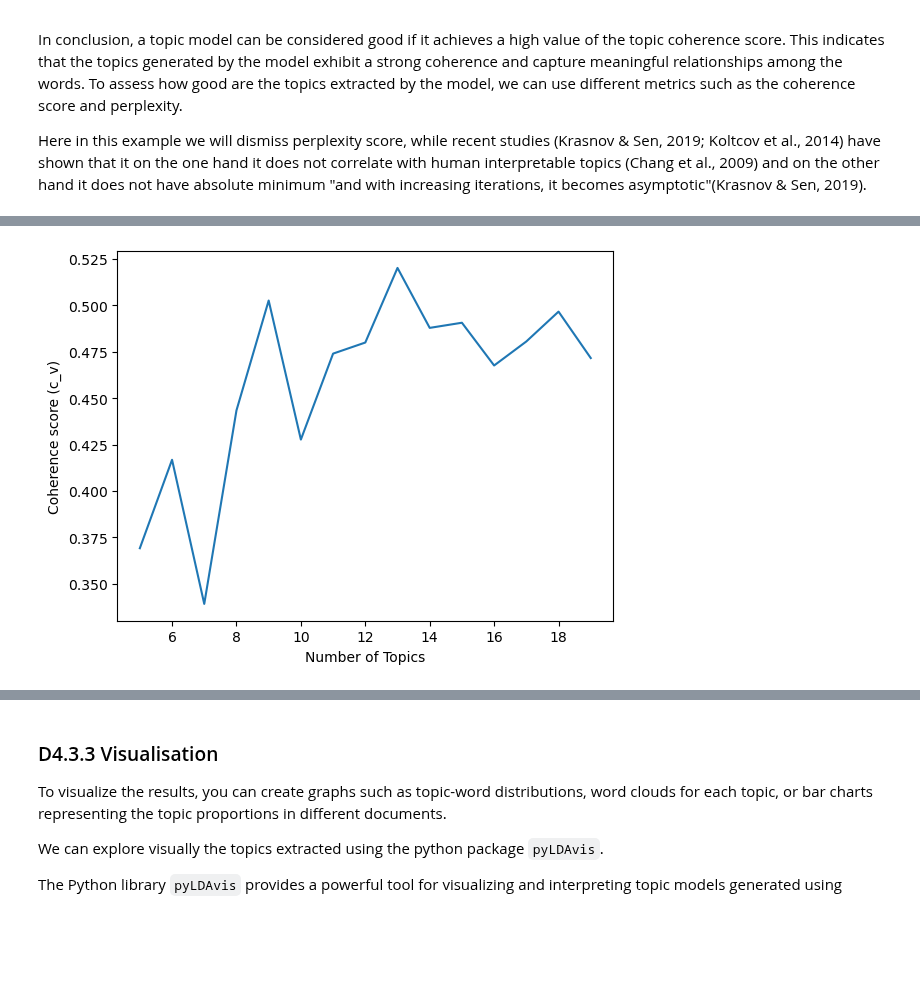
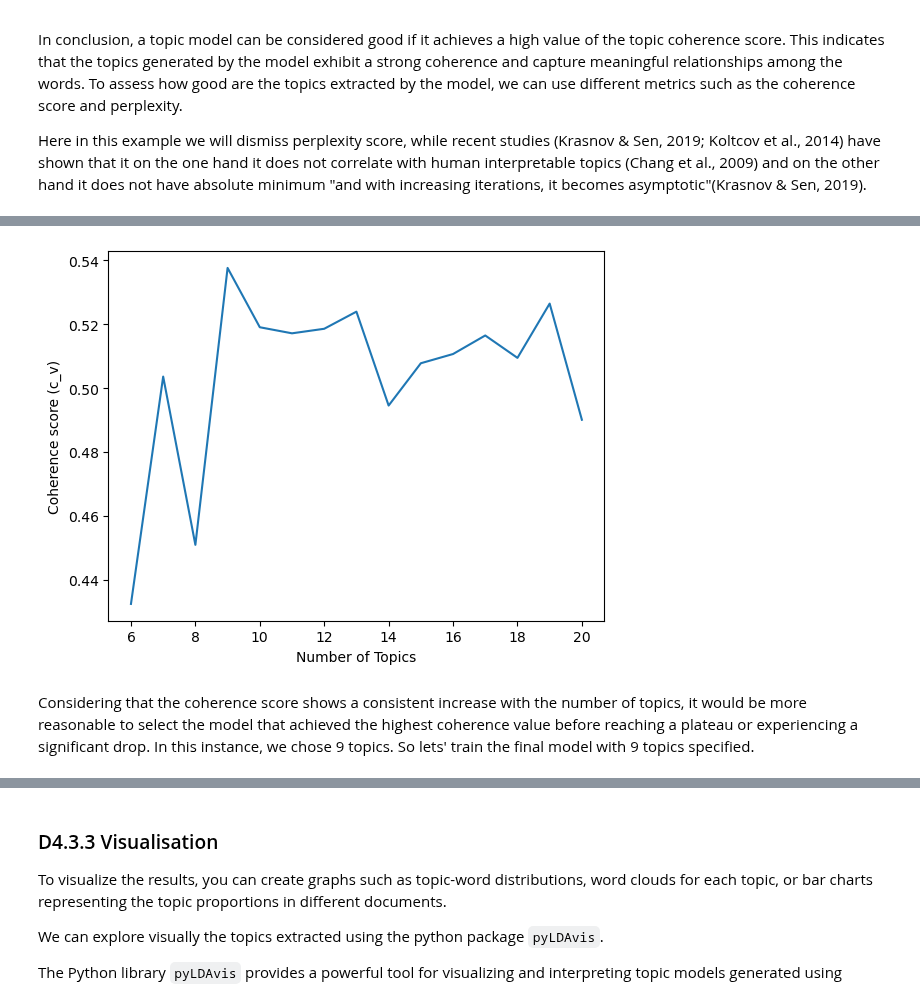
Before and after one commit to gesiscss/css_methods_python, a Jupyter notebook: d_data_analysis_methods/4_topic_modeling.ipynb, the cells around one changed output, grey strips where cells are left out. Drawn from its saved outputs; the diff is of its cells as text; code cells hidden in the pictures; blank space fills up the shorter version.

Commit message:
LDAvis_coherence

```diff
--- a/d_data_analysis_methods/4_topic_modeling.ipynb
+++ b/d_data_analysis_methods/4_topic_modeling.ipynb
@@ -202,8 +206,8 @@ Here we present an example of LDA applied to a set of documents. We will use the
 from gensim.models import LdaModel
 
 # train an LDA model on the TF-IDF corpus
-num_topics = 10
 lda_model = LdaModel(corpus_tfidf,
                      id2word=dct,
                      num_topics=10,
-                     passes = 10)
+                     passes = 10,
+                     random_state = 13)
@@ -265,14 +272,14 @@ from gensim.models import CoherenceModel
 
 
 scores = []
-for num_topics in np.arange(5, 20):
+for num_topics in np.arange(6, 21):
 
     # fit LDA model
-    lda_model_tmp = LdaModel(corpus_tfidf, id2word=dct, num_topics=num_topics)
+    lda_model_tmp = LdaModel(corpus_tfidf, id2word=dct, num_topics=num_topics, random_state=13, passes=10)
 
     # compute Coherence Score
     coherence_model_lda = CoherenceModel(model=lda_model_tmp, texts=corpus, dictionary=dct, coherence='c_v')
     coherence_lda = coherence_model_lda.get_coherence()
-    print('\n{0} topics. Coherence Score: {1}'.format(num_topics, coherence_lda))
+    #print('\n{0} topics. Coherence Score: {1}'.format(num_topics, coherence_lda))
 
     scores.append(coherence_lda)
@@ -297,9 +286,12 @@ for num_topics in np.arange(5, 20):
 # %%
 import matplotlib.pyplot as plt
 
-plt.plot(range(5,20),scores)
+plt.plot(range(6,21),scores)
 plt.xlabel('Number of Topics')
 plt.ylabel('Coherence score (c_v)')
 plt.show()
 # %% [output]
-[figure, old version]
+[figure, new version]
+# %% [markdown]
+Considering that the coherence score shows a consistent increase with the number of topics, it would be more reasonable to select the model that achieved the highest coherence value before reaching a plateau or experiencing a significant drop. In this instance, we chose 9 topics.
+So lets' train the final model with 9 topics specified.
```
Also changed, not shown: parts of 12 cells of this notebook.
